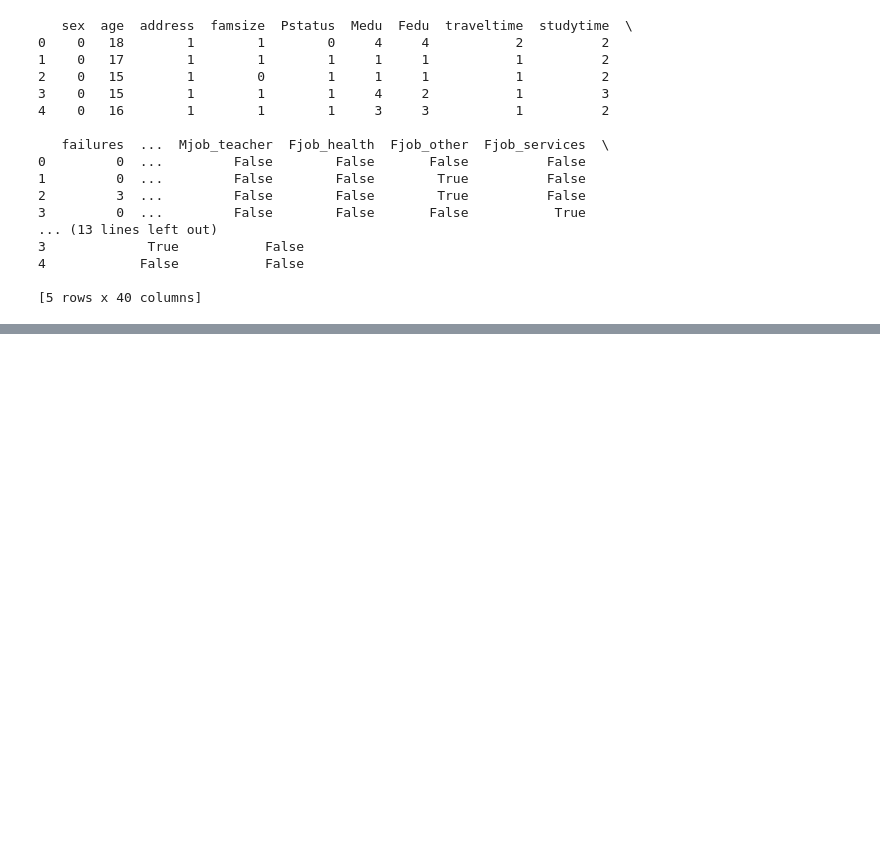
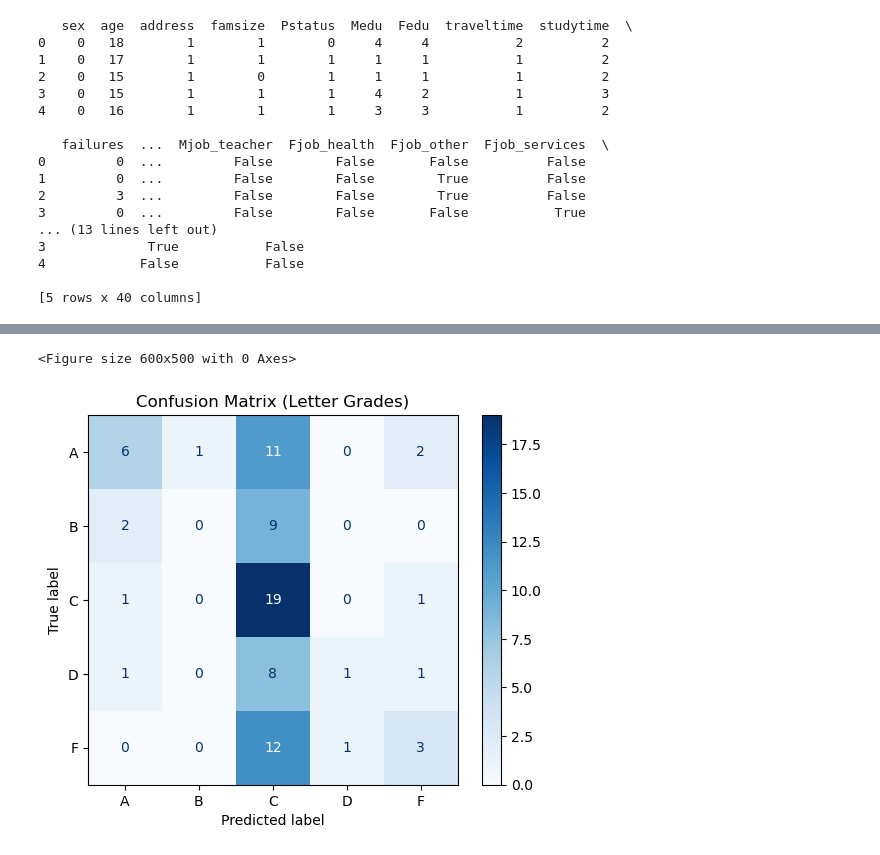
Before and after one commit to Ariana-Elahi/ML-Final-Project, a Jupyter notebook: ML.ipynb, the cells around one changed output, grey strips where cells are left out. Drawn from its saved outputs; the diff is of its cells as text; code cells hidden in the pictures; blank space fills up the shorter version.

Commit message:
added random forest

```diff
--- a/ML.ipynb
+++ b/ML.ipynb
@@ -97,0 +147,19 @@ X_test_scaled = scaler.transform(X_test)
+# %%
+from sklearn.ensemble import RandomForestClassifier
+from sklearn.metrics import classification_report
+
+# Split the new target
+X_train, X_test, y_train, y_test = train_test_split(X, y_letter, test_size=0.2, random_state=42)
+
+# Scale again if needed
+scaler = StandardScaler()
+X_train_scaled = scaler.fit_transform(X_train)
+X_test_scaled = scaler.transform(X_test)
+
+# Train
+clf = RandomForestClassifier(n_estimators=200, max_depth=15, random_state=42)
+clf.fit(X_train_scaled, y_train)
+
+# Predict & evaluate
+y_pred = clf.predict(X_test_scaled)
+print(classification_report(y_test, y_pred))
@@ -97,0 +178,18 @@ X_test_scaled = scaler.transform(X_test)
+# %%
+from sklearn.metrics import confusion_matrix, ConfusionMatrixDisplay
+import matplotlib.pyplot as plt
+
+y_pred = clf.predict(X_test_scaled)
+
+# Confusion matrix
+cm = confusion_matrix(y_test, y_pred, labels=['A', 'B', 'C', 'D', 'F'])
+disp = ConfusionMatrixDisplay(confusion_matrix=cm, display_labels=['A', 'B', 'C', 'D', 'F'])
+
+# Plot
+plt.figure(figsize=(6, 5))
+disp.plot(cmap='Blues')
+plt.title("Confusion Matrix (Letter Grades)")
+plt.show()
+# %% [output]
+<Figure size 600x500 with 0 Axes>
+[figure, added]
```
Also changed, not shown: parts of 6 cells of this notebook.
